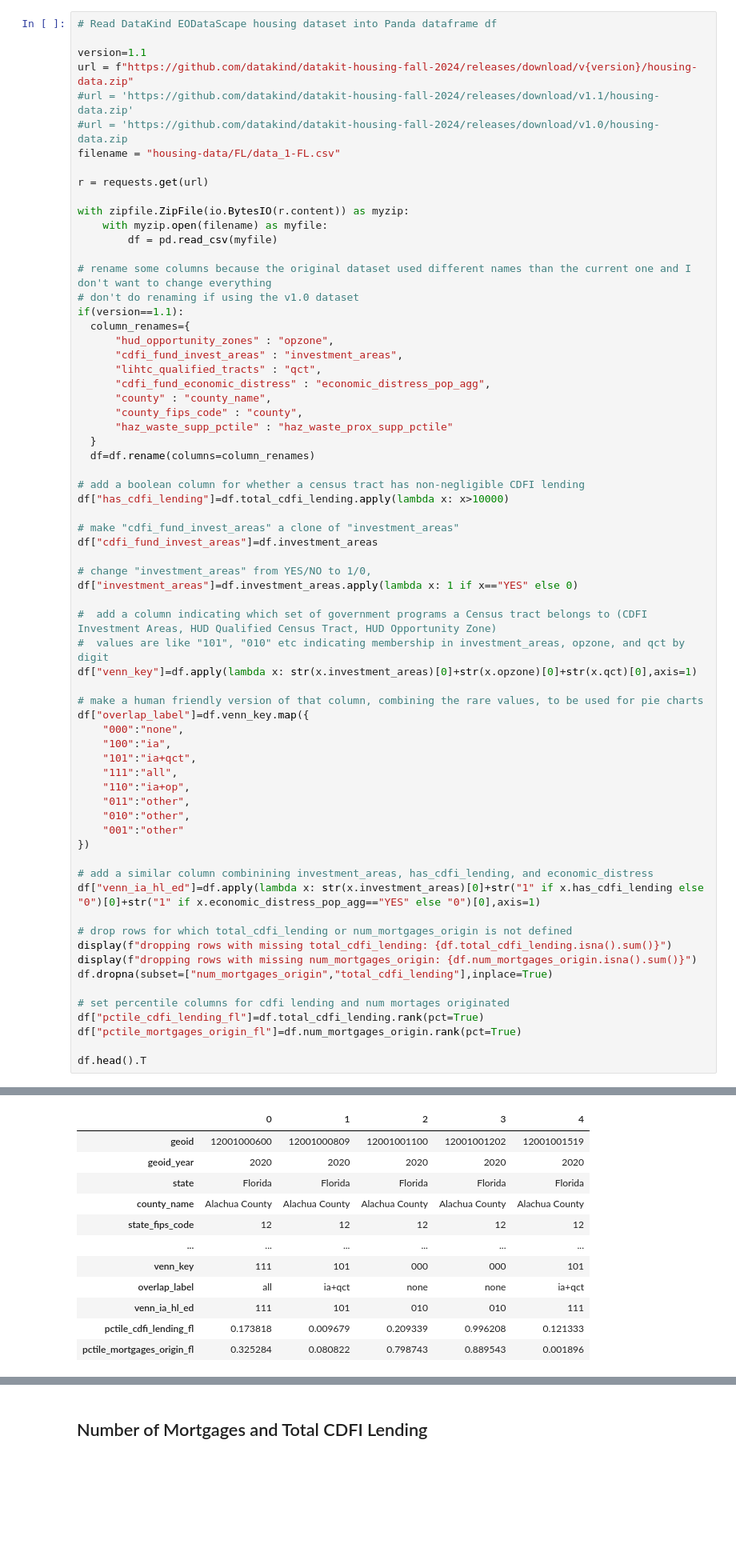
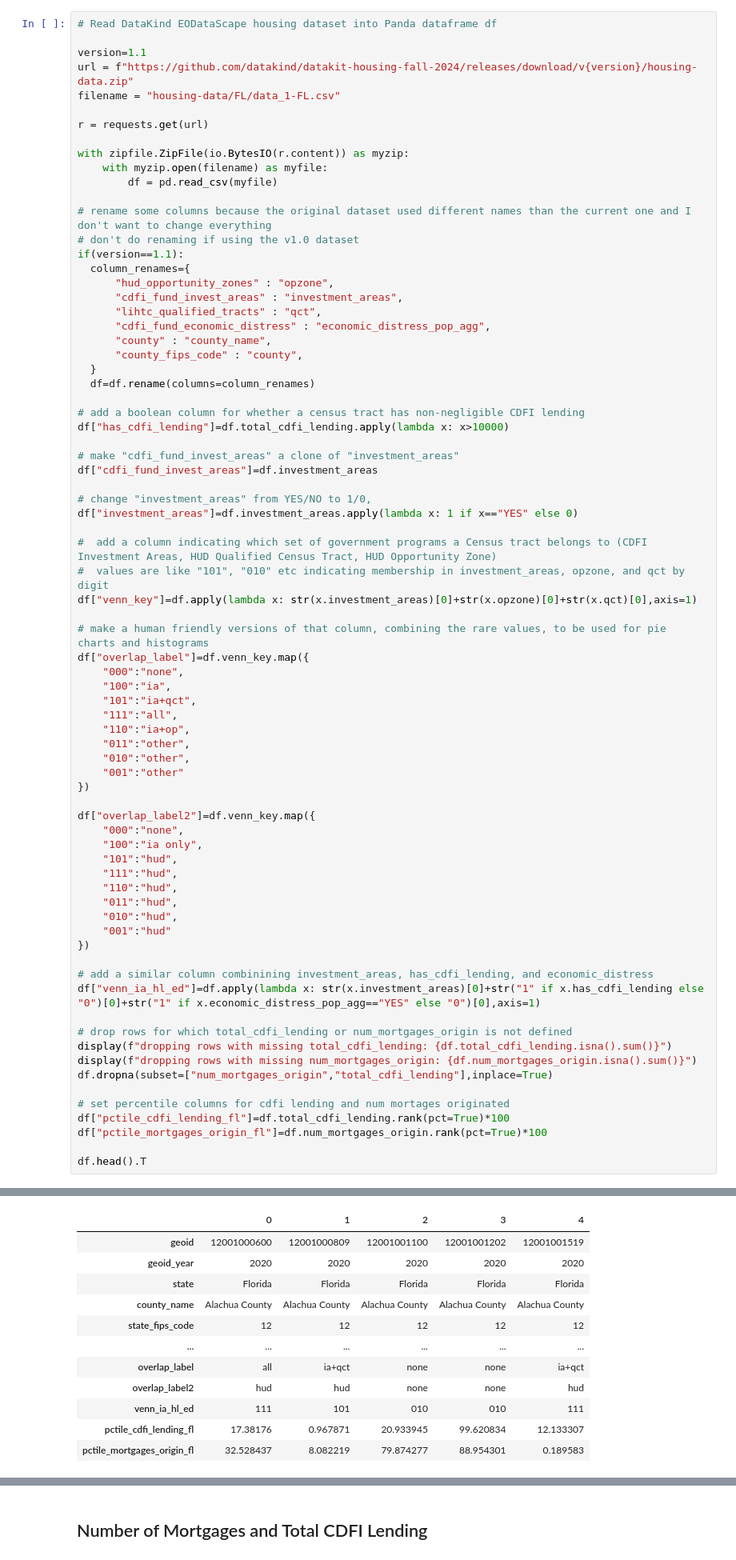
Before and after one commit to datakind/datakit-housing-fall-2024, a Jupyter notebook: DataKindChallenge3.ipynb, the cells around one changed output, grey strips where cells are left out. Shown at 80% size. Cells and saved outputs as stored; diff of their text form; blank space fills up the shorter version.

```diff
--- a/DataKindChallenge3.ipynb
+++ b/DataKindChallenge3.ipynb
@@ -46,8 +61,6 @@ Also, add a boolean column indicating non-negigible CDFI lending, and a column i
 
 version=1.1
 url = f"https://github.com/datakind/datakit-housing-fall-2024/releases/download/v{version}/housing-data.zip"
-#url = 'https://github.com/datakind/datakit-housing-fall-2024/releases/download/v1.1/housing-data.zip'
-#url = 'https://github.com/datakind/datakit-housing-fall-2024/releases/download/v1.0/housing-data.zip
 filename = "housing-data/FL/data_1-FL.csv"
 
 r = requests.get(url)
@@ -66,7 +79,6 @@ if(version==1.1):
       "cdfi_fund_economic_distress" : "economic_distress_pop_agg",
       "county" : "county_name",
       "county_fips_code" : "county",
-      "haz_waste_supp_pctile" : "haz_waste_prox_supp_pctile"
   }
   df=df.rename(columns=column_renames)
 
@@ -83,43 +95,54 @@ df["investment_areas"]=df.investment_areas.apply(lambda x: 1 if x=="YES" else 0)
 #  values are like "101", "010" etc indicating membership in investment_areas, opzone, and qct by digit
 df["venn_key"]=df.apply(lambda x: str(x.investment_areas)[0]+str(x.opzone)[0]+str(x.qct)[0],axis=1)
 
-# make a human friendly version of that column, combining the rare values, to be used for pie charts
+# make a human friendly versions of that column, combining the rare values, to be used for pie charts and histograms
 df["overlap_label"]=df.venn_key.map({
     "000":"none",
     "100":"ia",
     "101":"ia+qct",
     "111":"all",
     "110":"ia+op",
     "011":"other",
     "010":"other",
     "001":"other"
 })
 
+df["overlap_label2"]=df.venn_key.map({
+    "000":"none",
+    "100":"ia only",
+    "101":"hud",
+    "111":"hud",
+    "110":"hud",
+    "011":"hud",
+    "010":"hud",
+    "001":"hud"
+})
+
 # add a similar column combinining investment_areas, has_cdfi_lending, and economic_distress
 df["venn_ia_hl_ed"]=df.apply(lambda x: str(x.investment_areas)[0]+str("1" if x.has_cdfi_lending else "0")[0]+str("1" if x.economic_distress_pop_agg=="YES" else "0")[0],axis=1)
 
 # drop rows for which total_cdfi_lending or num_mortgages_origin is not defined
 display(f"dropping rows with missing total_cdfi_lending: {df.total_cdfi_lending.isna().sum()}")
 display(f"dropping rows with missing num_mortgages_origin: {df.num_mortgages_origin.isna().sum()}")
 df.dropna(subset=["num_mortgages_origin","total_cdfi_lending"],inplace=True)
 
 # set percentile columns for cdfi lending and num mortages originated
-df["pctile_cdfi_lending_fl"]=df.total_cdfi_lending.rank(pct=True)
-df["pctile_mortgages_origin_fl"]=df.num_mortgages_origin.rank(pct=True)
+df["pctile_cdfi_lending_fl"]=df.total_cdfi_lending.rank(pct=True)*100
+df["pctile_mortgages_origin_fl"]=df.num_mortgages_origin.rank(pct=True)*100
 
 df.head().T
 # %% [output]
 'dropping rows with missing total_cdfi_lending: 124'
 'dropping rows with missing num_mortgages_origin: 83'
 |  | 0 | 1 | 2 | 3 | 4 |
 | geoid | 12001000600 | 12001000809 | 12001001100 | 12001001202 | 12001001519 |
 | geoid_year | 2020 | 2020 | 2020 | 2020 | 2020 |
 | state | Florida | Florida | Florida | Florida | Florida |
 | county_name | Alachua County | Alachua County | Alachua County | Alachua County | Alachua County |
 | state_fips_code | 12 | 12 | 12 | 12 | 12 |
 | ... | ... | ... | ... | ... | ... |
-| venn_key | 111 | 101 | 000 | 000 | 101 |
 | overlap_label | all | ia+qct | none | none | ia+qct |
+| overlap_label2 | hud | hud | none | none | hud |
 | venn_ia_hl_ed | 111 | 101 | 010 | 010 | 111 |
-| pctile_cdfi_lending_fl | 0.173818 | 0.009679 | 0.209339 | 0.996208 | 0.121333 |
-| pctile_mortgages_origin_fl | 0.325284 | 0.080822 | 0.798743 | 0.889543 | 0.001896 |
+| pctile_cdfi_lending_fl | 17.38176 | 0.967871 | 20.933945 | 99.620834 | 12.133307 |
+| pctile_mortgages_origin_fl | 32.528437 | 8.082219 | 79.874277 | 88.954301 | 0.189583 |
```
Also changed, not shown: parts of 84 cells of this notebook.
